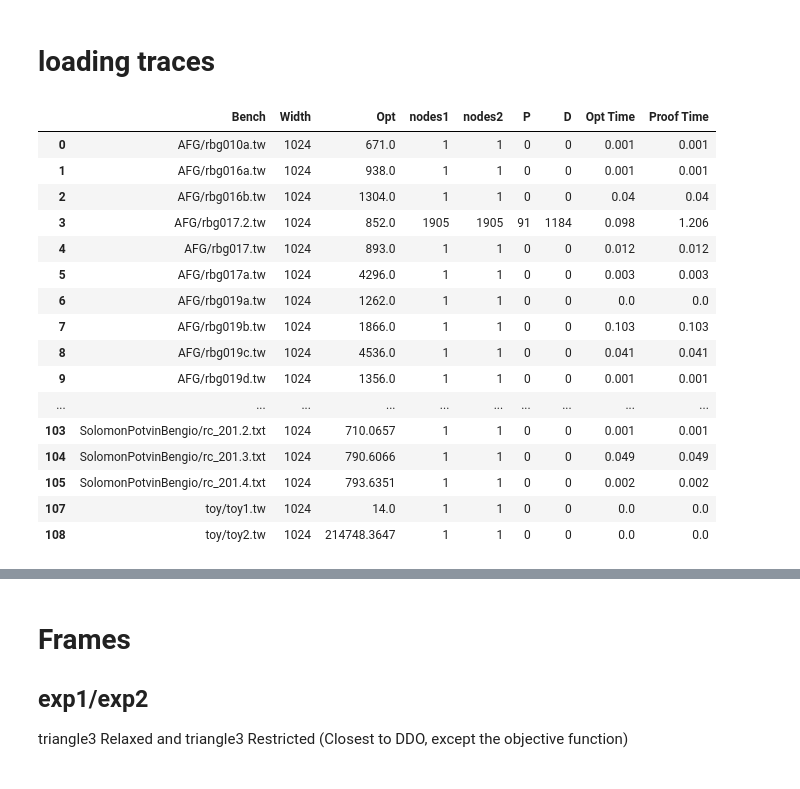
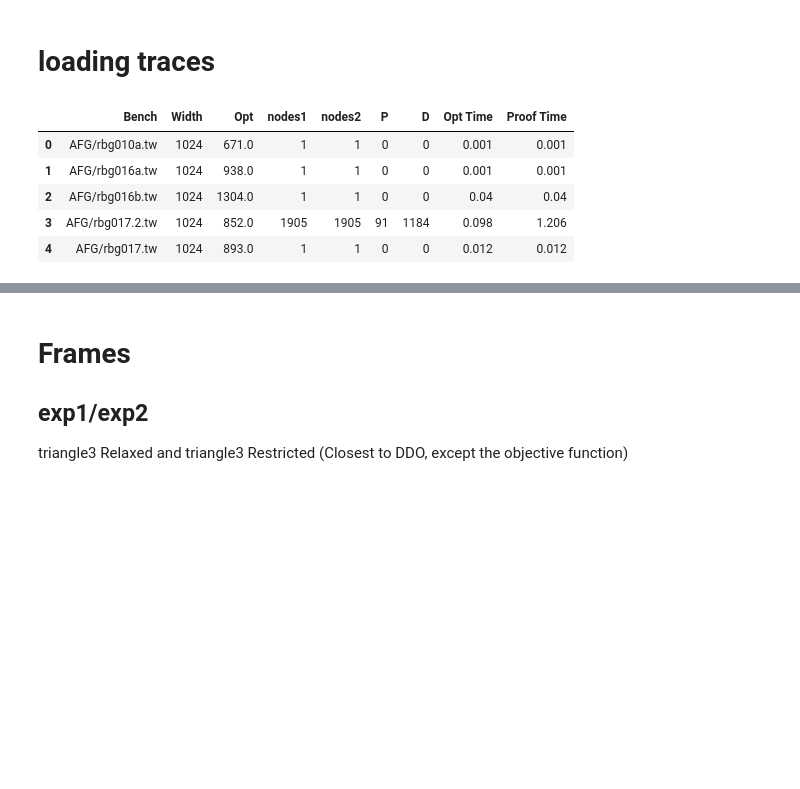
Before and after one commit to ldmbouge/CODD, a Jupyter notebook: experiments/gen2.ipynb, the cells around one changed output, grey strips where cells are left out. Saved outputs shown, nothing was run; the diff lists cells and outputs as text; code cells hidden in the pictures; blank space fills up the shorter version.

```diff
--- a/experiments/gen copy.ipynb
+++ b/experiments/gen2.ipynb
@@ -120,25 +122,14 @@ print(os.getcwd())
 # %%
-exp1 = experiment_to_df_tsptw('tsptw3_TO_50/tsptw3', scale_opt=10000.0); exp1['Bench'] = exp1['Bench'].str.split('/').str[-2:].str.join('/')
+exp1 = experiment_to_df_tsptw(f'{cwd}/tsptw3', scale_opt=10000.0); exp1['Bench'] = exp1['Bench'].str.split('/').str[-2:].str.join('/')
 # %%
 exp1Clean = exp1.dropna()
 with pd.option_context('display.max_rows', None,):
-    display(exp1Clean)
+    display(exp1Clean.head())
 # %% [output]
 |  | Bench | Width | Opt | nodes1 | nodes2 | P | D | Opt Time | Proof Time |
 | 0 | AFG/rbg010a.tw | 1024 | 671.0 | 1 | 1 | 0 | 0 | 0.001 | 0.001 |
 | 1 | AFG/rbg016a.tw | 1024 | 938.0 | 1 | 1 | 0 | 0 | 0.001 | 0.001 |
 | 2 | AFG/rbg016b.tw | 1024 | 1304.0 | 1 | 1 | 0 | 0 | 0.04 | 0.04 |
 | 3 | AFG/rbg017.2.tw | 1024 | 852.0 | 1905 | 1905 | 91 | 1184 | 0.098 | 1.206 |
 | 4 | AFG/rbg017.tw | 1024 | 893.0 | 1 | 1 | 0 | 0 | 0.012 | 0.012 |
-| 5 | AFG/rbg017a.tw | 1024 | 4296.0 | 1 | 1 | 0 | 0 | 0.003 | 0.003 |
-| 6 | AFG/rbg019a.tw | 1024 | 1262.0 | 1 | 1 | 0 | 0 | 0.0 | 0.0 |
-| 7 | AFG/rbg019b.tw | 1024 | 1866.0 | 1 | 1 | 0 | 0 | 0.103 | 0.103 |
-| 8 | AFG/rbg019c.tw | 1024 | 4536.0 | 1 | 1 | 0 | 0 | 0.041 | 0.041 |
-| 9 | AFG/rbg019d.tw | 1024 | 1356.0 | 1 | 1 | 0 | 0 | 0.001 | 0.001 |
-| ... | ... | ... | ... | ... | ... | ... | ... | ... | ... |
-| 103 | SolomonPotvinBengio/rc_201.2.txt | 1024 | 710.0657 | 1 | 1 | 0 | 0 | 0.001 | 0.001 |
-| 104 | SolomonPotvinBengio/rc_201.3.txt | 1024 | 790.6066 | 1 | 1 | 0 | 0 | 0.049 | 0.049 |
-| 105 | SolomonPotvinBengio/rc_201.4.txt | 1024 | 793.6351 | 1 | 1 | 0 | 0 | 0.002 | 0.002 |
-| 107 | toy/toy1.tw | 1024 | 14.0 | 1 | 1 | 0 | 0 | 0.0 | 0.0 |
-| 108 | toy/toy2.tw | 1024 | 214748.3647 | 1 | 1 | 0 | 0 | 0.0 | 0.0 |
 # %%
```
Also changed, not shown: parts of 26 cells of this notebook, 1 other file.
